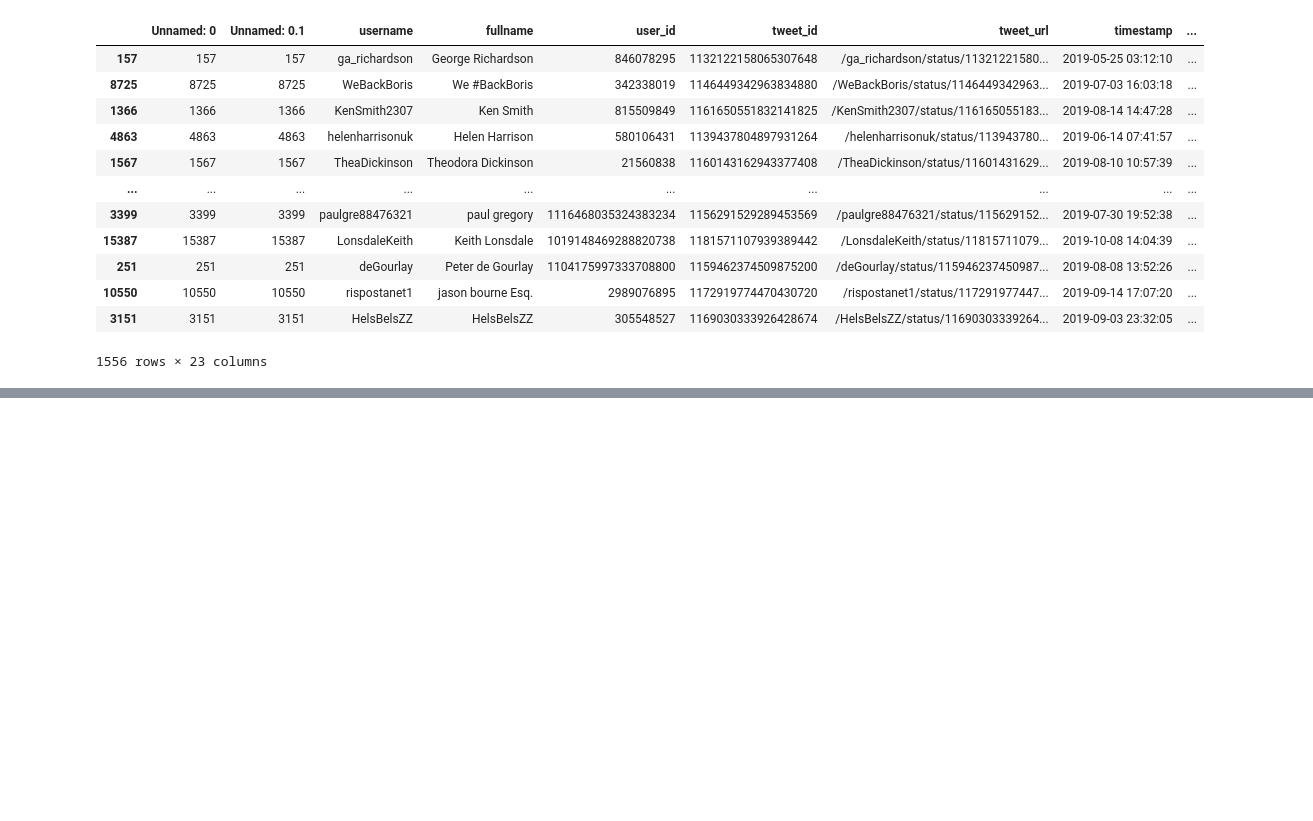
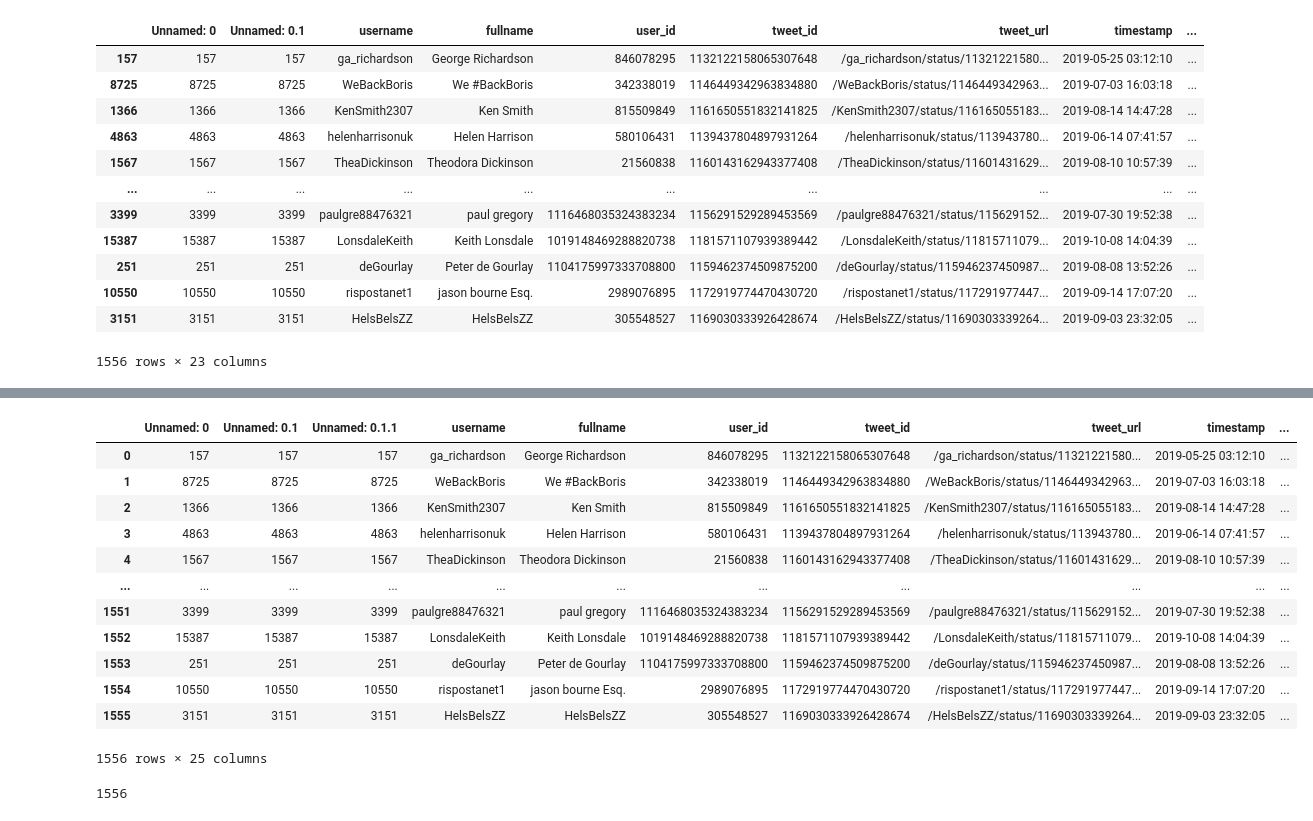
Before and after one commit to abhisheksaxena1998/packages, a Jupyter notebook: neg_an_pos.ipynb, the cells around one changed output, grey strips where cells are left out. Cells and saved outputs as stored; diff of their text form; code cells hidden in the pictures; blank space fills up the shorter version.

```diff
--- a/neg_an_pos.ipynb
+++ b/neg_an_pos.ipynb
@@ -131,0 +156,13 @@ df_m1.to_csv('wp2words.csv')
+# %%
+import pandas as pd
+import numpy as np
+
+# Read in the data
+import pandas as pd
+import numpy as np
+import matplotlib.pyplot as plt
+
+df=pd.read_csv('wp2words.csv')
+
+print (f"Shape of dataframe is {df.shape}")
+df.head()
@@ -131,0 +194,15 @@ df_m1.to_csv('wp2words.csv')
+# %%
+import requests
+
+arr=[]
+def post_json(url,json_data):
+    res= requests.post(url,json=json_data)
+    #print (res.json())
+    jsonobj=res.json()
+    arr.append(jsonobj[0]['Stance'])
+    print (jsonobj[0]['Stance'])
+
+url="http://104.248.174.180/api/stance/brexit_tweets/"
+
+for i in X:
+    post_json(url,{"Tweets":[i]})
@@ -131,0 +227,21 @@ df_m1.to_csv('wp2words.csv')
+# %%
+df['stance']=arr
+df
+# %% [output]
+|  | Unnamed: 0 | Unnamed: 0.1 | Unnamed: 0.1.1 | username | fullname | user_id | tweet_id | tweet_url | timestamp | ... |
+| 0 | 157 | 157 | 157 | ga_richardson | George Richardson | 846078295 | 1132122158065307648 | /ga_richardson/status/11321221580... | 2019-05-25 03:12:10 | ... |
+| 1 | 8725 | 8725 | 8725 | WeBackBoris | We #BackBoris | 342338019 | 1146449342963834880 | /WeBackBoris/status/1146449342963... | 2019-07-03 16:03:18 | ... |
+| 2 | 1366 | 1366 | 1366 | KenSmith2307 | Ken Smith | 815509849 | 1161650551832141825 | /KenSmith2307/status/116165055183... | 2019-08-14 14:47:28 | ... |
+| 3 | 4863 | 4863 | 4863 | helenharrisonuk | Helen Harrison | 580106431 | 1139437804897931264 | /helenharrisonuk/status/113943780... | 2019-06-14 07:41:57 | ... |
+| 4 | 1567 | 1567 | 1567 | TheaDickinson | Theodora Dickinson | 21560838 | 1160143162943377408 | /TheaDickinson/status/11601431629... | 2019-08-10 10:57:39 | ... |
+| ... | ... | ... | ... | ... | ... | ... | ... | ... | ... | ... |
+| 1551 | 3399 | 3399 | 3399 | paulgre88476321 | paul gregory | 1116468035324383234 | 1156291529289453569 | /paulgre88476321/status/115629152... | 2019-07-30 19:52:38 | ... |
+| 1552 | 15387 | 15387 | 15387 | LonsdaleKeith | Keith Lonsdale | 1019148469288820738 | 1181571107939389442 | /LonsdaleKeith/status/11815711079... | 2019-10-08 14:04:39 | ... |
+| 1553 | 251 | 251 | 251 | deGourlay | Peter de Gourlay | 1104175997333708800 | 1159462374509875200 | /deGourlay/status/115946237450987... | 2019-08-08 13:52:26 | ... |
+| 1554 | 10550 | 10550 | 10550 | rispostanet1 | jason bourne Esq. | 2989076895 | 1172919774470430720 | /rispostanet1/status/117291977447... | 2019-09-14 17:07:20 | ... |
+| 1555 | 3151 | 3151 | 3151 | HelsBelsZZ | HelsBelsZZ | 305548527 | 1169030333926428674 | /HelsBelsZZ/status/11690303339264... | 2019-09-03 23:32:05 | ... |
+1556 rows × 25 columns
+# %%
+len(arr)
+# %% [output]
+1556
```
Also changed, not shown: parts of 25 cells of this notebook.
